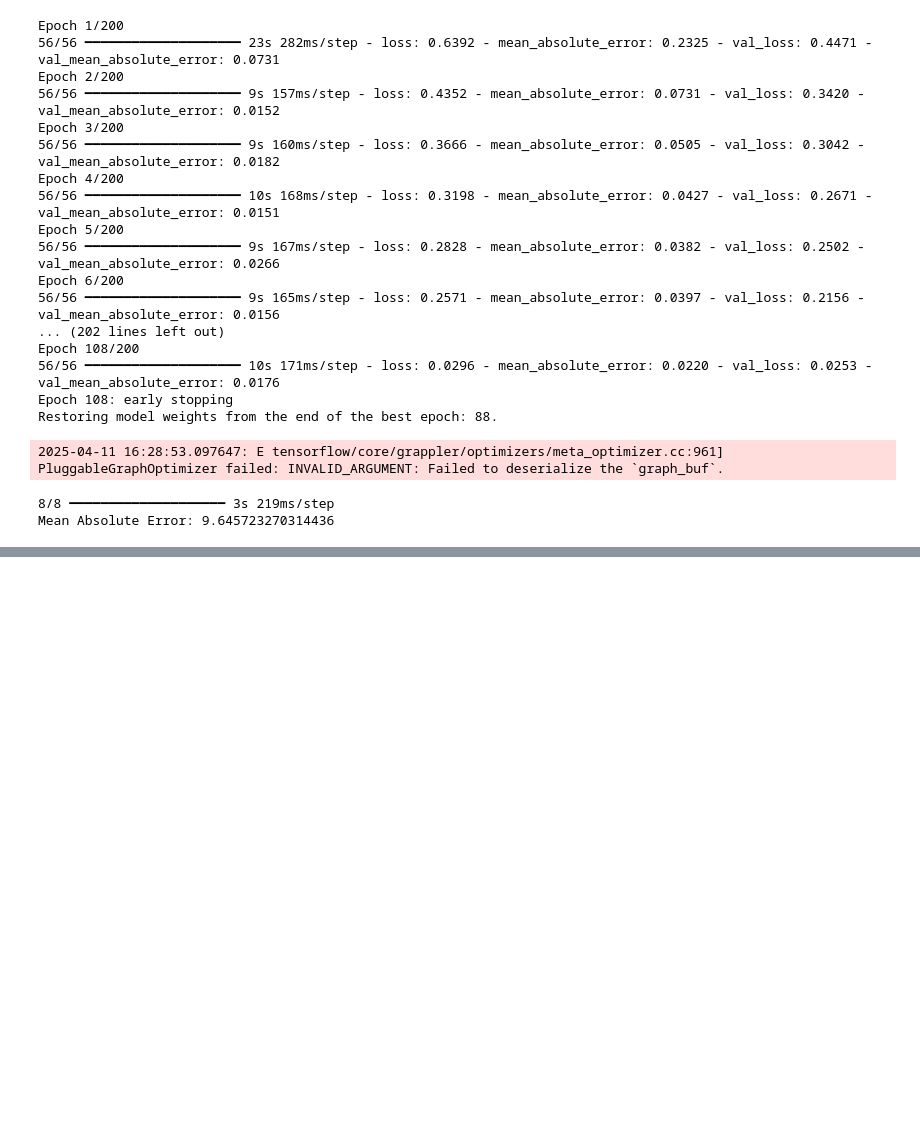
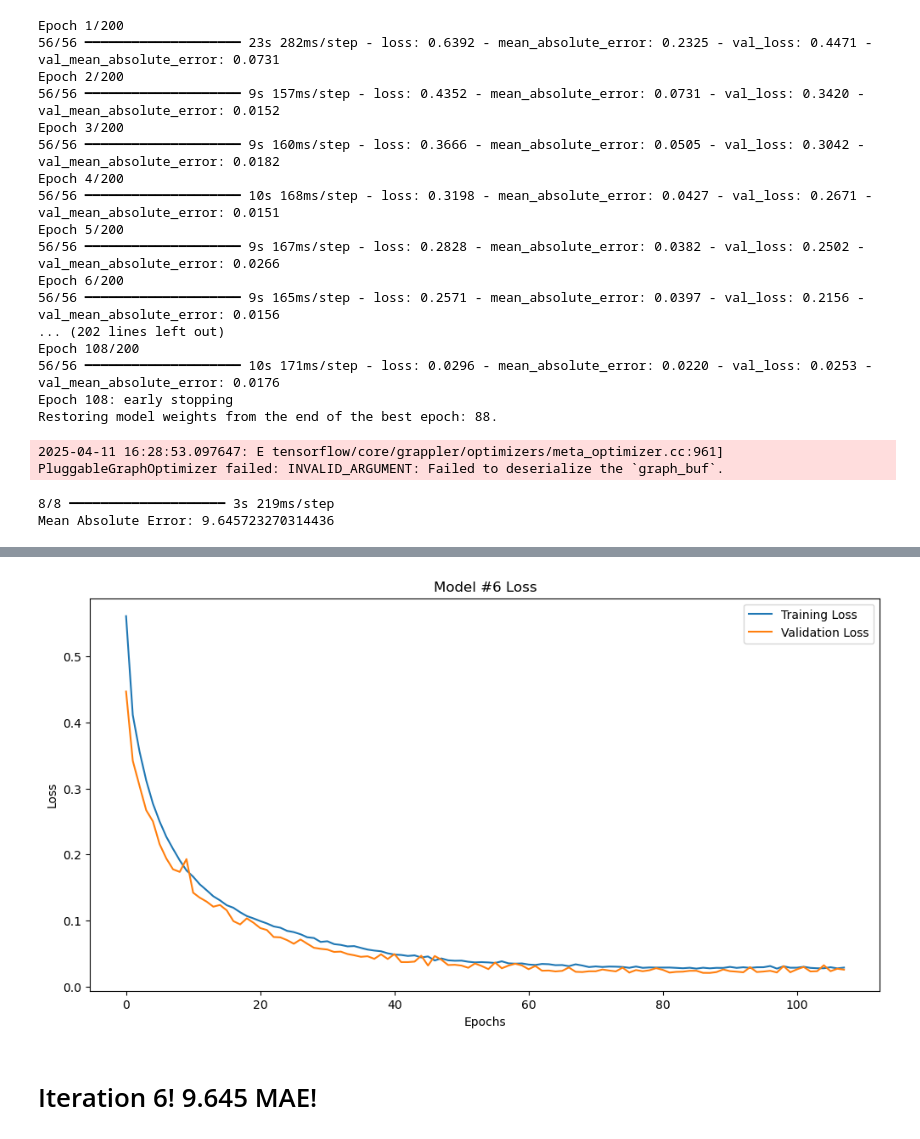
Before and after one commit to statenbred/Dengue_Fever, a Jupyter notebook: LSTM Neural.ipynb, the cells around one changed output, grey strips where cells are left out. Saved outputs shown, nothing was run; the diff lists cells and outputs as text; code cells hidden in the pictures; blank space fills up the shorter version.

```diff
--- a/LSTM Neural.ipynb
+++ b/LSTM Neural.ipynb
@@ -590,0 +601,13 @@ Mean Absolute Error: 9.645723270314436
+# %%
+plt.figure(figsize=(12, 6))
+plt.plot(history_6.history['loss'], label='Training Loss')
+plt.plot(history_6.history['val_loss'], label='Validation Loss')
+plt.title('Model #6 Loss')
+plt.xlabel('Epochs')
+plt.ylabel('Loss')
+plt.legend()
+plt.show()
+# %% [output]
+[figure, added]
+# %% [markdown]
+# Iteration 6! 9.645 MAE!
```
Also changed, not shown: parts of 11 cells of this notebook, 1 other file.
